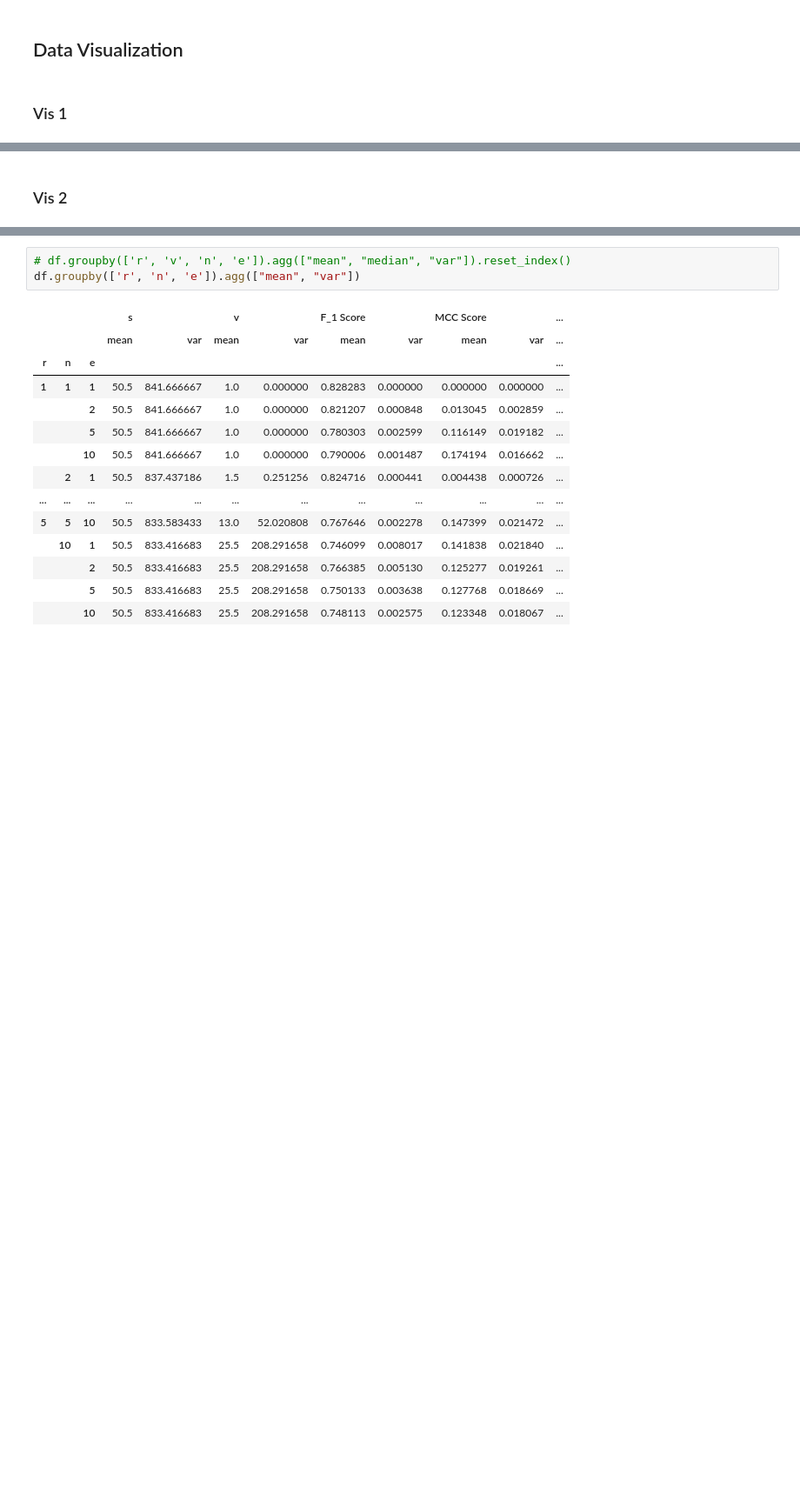
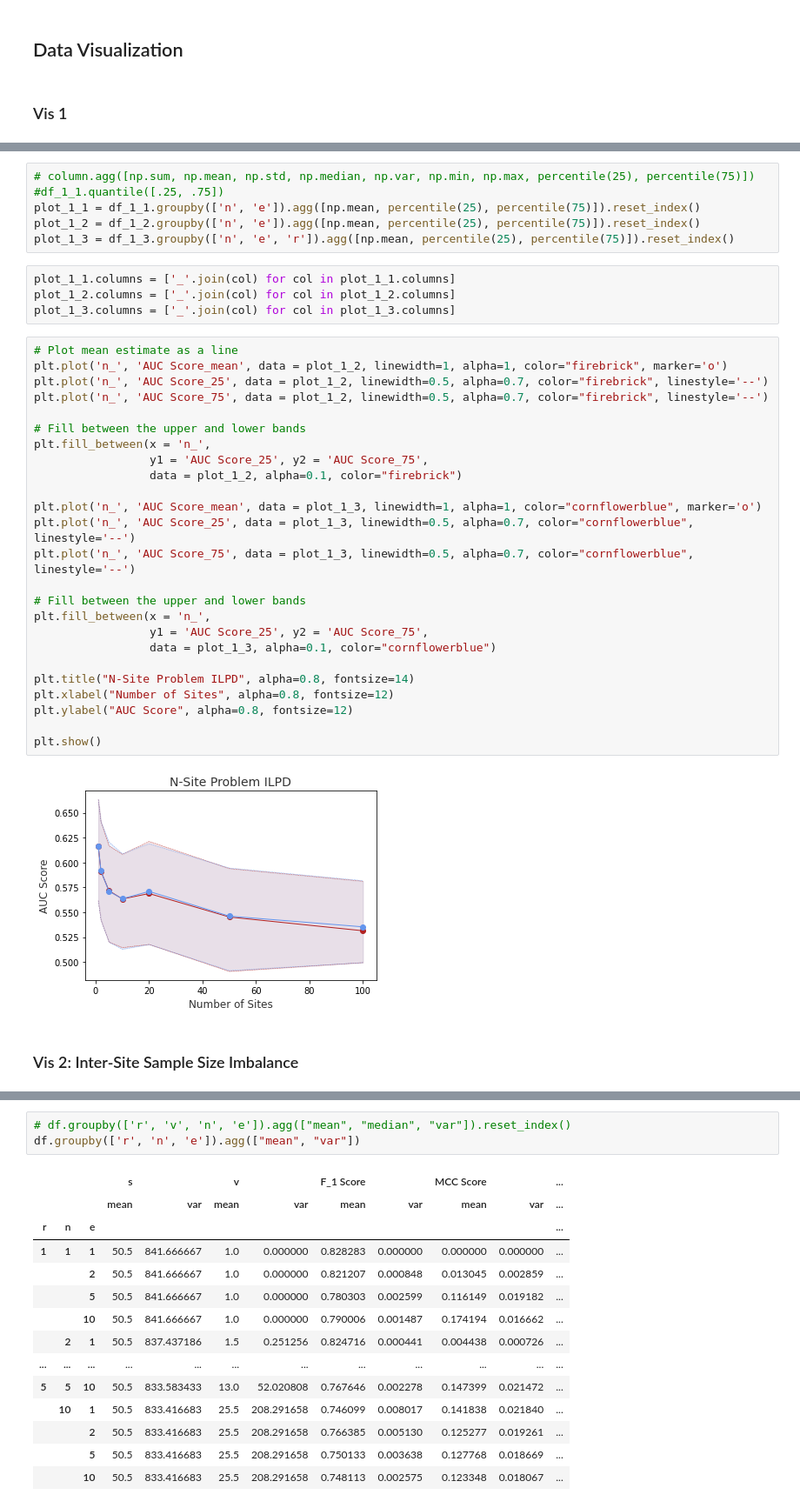
Before and after one commit to GregChen3072/MasterArbeit, a Jupyter notebook: src/visualization.ipynb, the cells around one changed output, grey strips where cells are left out. Shown: that part at 87% size. Cells and saved outputs as stored; diff of their text form; blank space fills up the shorter version.

Commit message:
Visualization N-Site

```diff
--- a/src/visualization.ipynb
+++ b/src/visualization.ipynb
@@ -48,3 +30,40 @@ import seaborn as sns
+# %%
+# column.agg([np.sum, np.mean, np.std, np.median, np.var, np.min, np.max, percentile(25), percentile(75)])
+#df_1_1.quantile([.25, .75])
+plot_1_1 = df_1_1.groupby(['n', 'e']).agg([np.mean, percentile(25), percentile(75)]).reset_index()
+plot_1_2 = df_1_2.groupby(['n', 'e']).agg([np.mean, percentile(25), percentile(75)]).reset_index()
+plot_1_3 = df_1_3.groupby(['n', 'e', 'r']).agg([np.mean, percentile(25), percentile(75)]).reset_index()
+# %%
+plot_1_1.columns = ['_'.join(col) for col in plot_1_1.columns]
+plot_1_2.columns = ['_'.join(col) for col in plot_1_2.columns]
+plot_1_3.columns = ['_'.join(col) for col in plot_1_3.columns]
+# %%
+# Plot mean estimate as a line
+plt.plot('n_', 'AUC Score_mean', data = plot_1_2, linewidth=1, alpha=1, color="firebrick", marker='o')
+plt.plot('n_', 'AUC Score_25', data = plot_1_2, linewidth=0.5, alpha=0.7, color="firebrick", linestyle='--')
+plt.plot('n_', 'AUC Score_75', data = plot_1_2, linewidth=0.5, alpha=0.7, color="firebrick", linestyle='--')
+
+# Fill between the upper and lower bands
+plt.fill_between(x = 'n_',
+                 y1 = 'AUC Score_25', y2 = 'AUC Score_75',
+                 data = plot_1_2, alpha=0.1, color="firebrick")
+
+plt.plot('n_', 'AUC Score_mean', data = plot_1_3, linewidth=1, alpha=1, color="cornflowerblue", marker='o')
+plt.plot('n_', 'AUC Score_25', data = plot_1_3, linewidth=0.5, alpha=0.7, color="cornflowerblue", linestyle='--')
+plt.plot('n_', 'AUC Score_75', data = plot_1_3, linewidth=0.5, alpha=0.7, color="cornflowerblue", linestyle='--')
+
+# Fill between the upper and lower bands
+plt.fill_between(x = 'n_',
+                 y1 = 'AUC Score_25', y2 = 'AUC Score_75',
+                 data = plot_1_3, alpha=0.1, color="cornflowerblue")
+
+plt.title("N-Site Problem ILPD", alpha=0.8, fontsize=14)
+plt.xlabel("Number of Sites", alpha=0.8, fontsize=12)
+plt.ylabel("AUC Score", alpha=0.8, fontsize=12)
+
+plt.show()
+# %% [output]
+[figure, added]
 # %% [markdown]
-### Vis 2
+### Vis 2: Inter-Site Sample Size Imbalance
 # %% [markdown]
```
Also changed, not shown: parts of 8 cells of this notebook.
